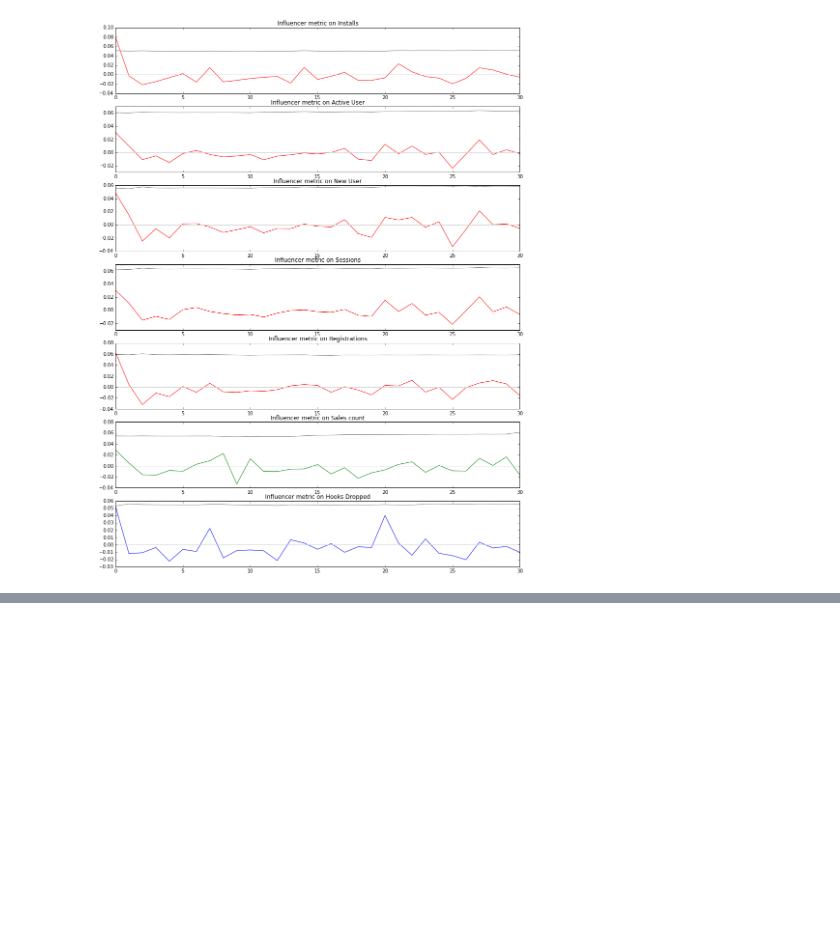
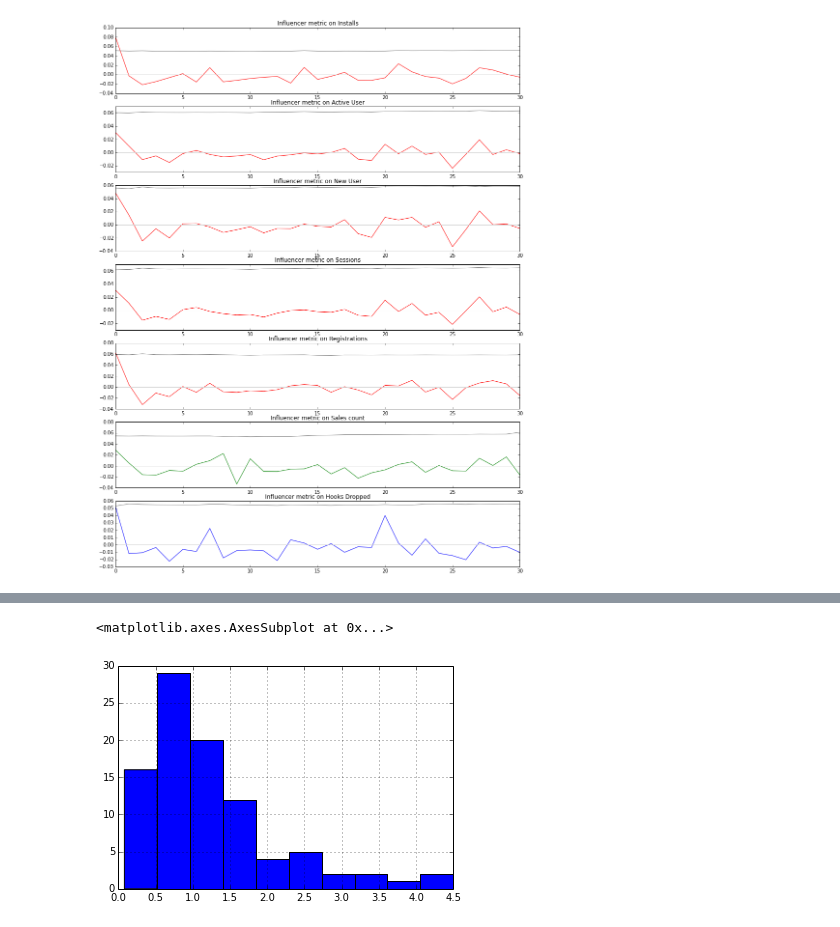
Before and after one commit to stewartsiu/misc, a Jupyter notebook: hook/PrelimAnalysis1.ipynb, the cells around one changed output, grey strips where cells are left out. Saved outputs shown, nothing was run; the diff lists cells and outputs as text; code cells hidden in the pictures; blank space fills up the shorter version.

```diff
--- a/hook/PrelimAnalysis1.ipynb
+++ b/hook/PrelimAnalysis1.ipynb
@@ -270,0 +251,5 @@ dtype: float64
+# %%
+test2=test.loc[:,pandas.notnull(test.loc['pre']+test.loc['within']+test.loc['post'])]
+print 'in rot / pre rot =',(test2.loc['within']/test2.loc['pre']).median()
+print 'post rot / pre rot =',(test2.loc['post']/test2.loc['pre']).median()
+print 'post median vs pre median : ',test2.loc['post'].median(),test2.loc['pre'].median()
@@ -270,0 +282,7 @@ dtype: float64
+# %%
+test3 = test2.transpose()
+r=(test3['post']/test3['pre'])
+r[r<5].hist()
+# %% [output]
+<matplotlib.axes.AxesSubplot at 0x...>
+[figure, added]
```
Also changed, not shown: parts of 11 cells of this notebook.
